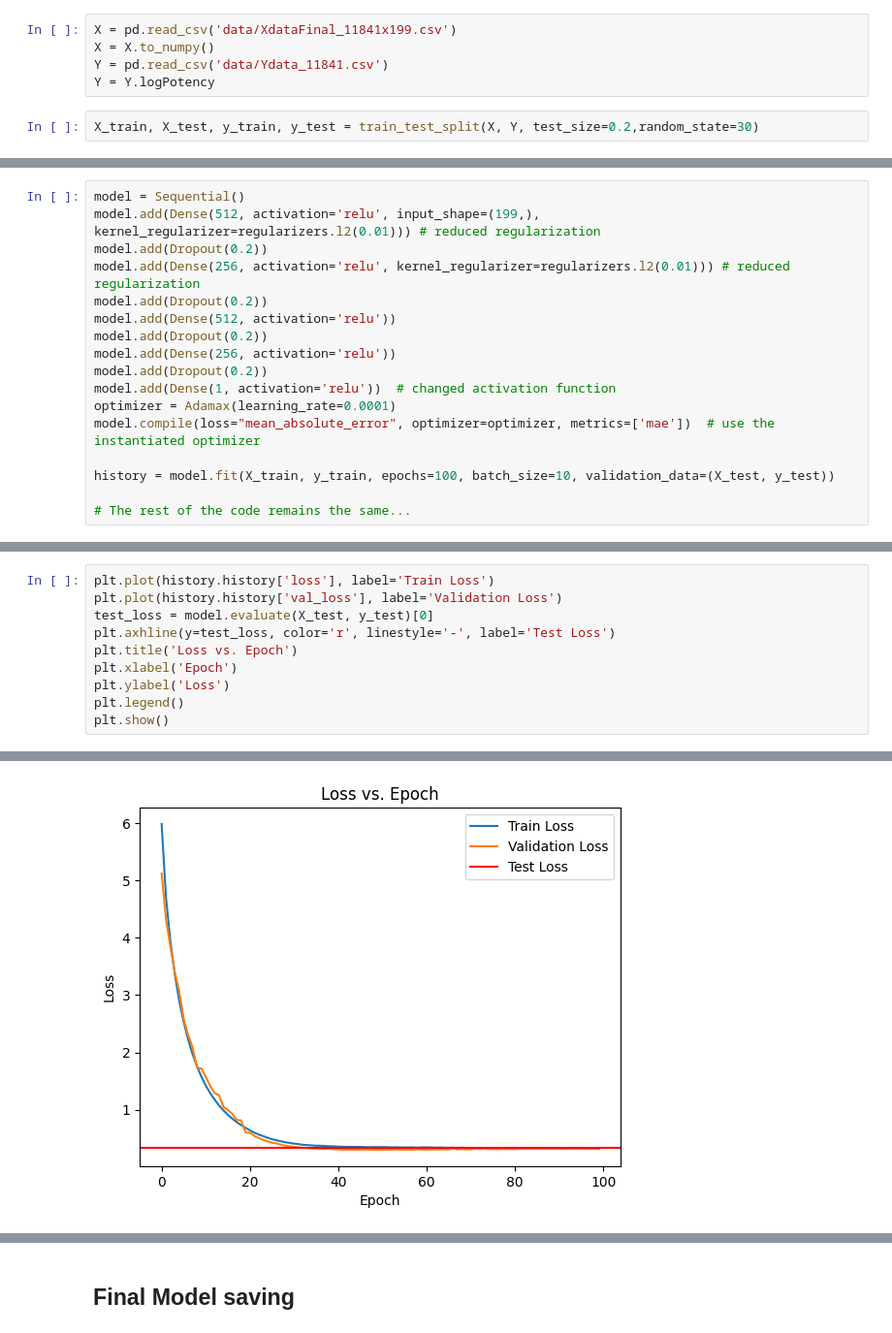
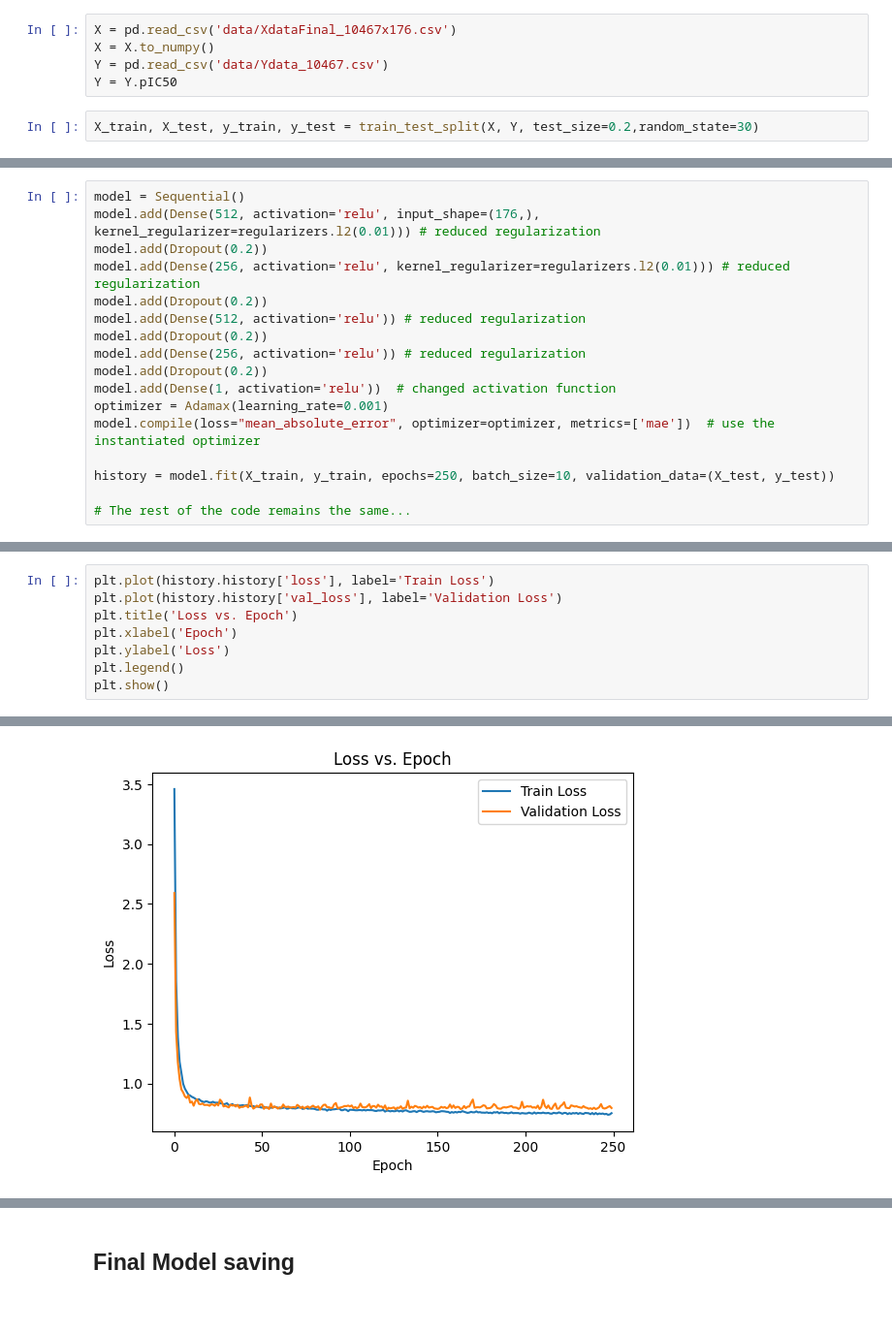
Before and after one commit to Curtis-Wu/Computational-Drug-Discovery-Webapp, a Jupyter notebook: models/bace1/Computational Drug Discovery Project copy.ipynb, the cells around one changed output, grey strips where cells are left out. Shown at 97% size. Saved outputs shown, nothing was run; the diff lists cells and outputs as text.

Commit message:
updated model comparison of fen1

```diff
--- a/models/bace1/Computational Drug Discovery Project copy.ipynb
+++ b/models/bace1/Computational Drug Discovery Project copy.ipynb
@@ -504,10 +504,10 @@ import pickle
 import numpy as np
 import matplotlib.pyplot as plt
 # %%
-X = pd.read_csv('data/XdataFinal_11841x199.csv')
+X = pd.read_csv('data/XdataFinal_10467x176.csv')
 X = X.to_numpy()
-Y = pd.read_csv('data/Ydata_11841.csv')
-Y = Y.logPotency
+Y = pd.read_csv('data/Ydata_10467.csv')
+Y = Y.pIC50
 # %%
 X_train, X_test, y_train, y_test = train_test_split(X, Y, test_size=0.2,random_state=30)
 # %%
@@ -523,18 +523,18 @@ print(X_test.shape)
 # %%
 model = Sequential()
-model.add(Dense(512, activation='relu', input_shape=(199,), kernel_regularizer=regularizers.l2(0.01))) # reduced regularization
+model.add(Dense(512, activation='relu', input_shape=(176,), kernel_regularizer=regularizers.l2(0.01))) # reduced regularization
 model.add(Dropout(0.2))
 model.add(Dense(256, activation='relu', kernel_regularizer=regularizers.l2(0.01))) # reduced regularization
 model.add(Dropout(0.2))
-model.add(Dense(512, activation='relu'))
+model.add(Dense(512, activation='relu')) # reduced regularization
 model.add(Dropout(0.2))
-model.add(Dense(256, activation='relu'))
+model.add(Dense(256, activation='relu')) # reduced regularization
 model.add(Dropout(0.2))
 model.add(Dense(1, activation='relu'))  # changed activation function
-optimizer = Adamax(learning_rate=0.0001)
+optimizer = Adamax(learning_rate=0.001)
 model.compile(loss="mean_absolute_error", optimizer=optimizer, metrics=['mae'])  # use the instantiated optimizer
 
-history = model.fit(X_train, y_train, epochs=100, batch_size=10, validation_data=(X_test, y_test))
+history = model.fit(X_train, y_train, epochs=250, batch_size=10, validation_data=(X_test, y_test))
 
 # The rest of the code remains the same...
 # %% [output]
@@ -558,8 +558,6 @@ Epoch 100/100
 # %%
 plt.plot(history.history['loss'], label='Train Loss')
 plt.plot(history.history['val_loss'], label='Validation Loss')
-test_loss = model.evaluate(X_test, y_test)[0]
-plt.axhline(y=test_loss, color='r', linestyle='-', label='Test Loss')
 plt.title('Loss vs. Epoch')
 plt.xlabel('Epoch')
 plt.ylabel('Loss')
@@ -570,3 +567,3 @@ plt.show()
-[figure, old version]
+[figure, new version]
 # %%
 y_pred = model.predict(X_test)
```
Also changed, not shown: parts of 28 cells of this notebook, 3 other files.
